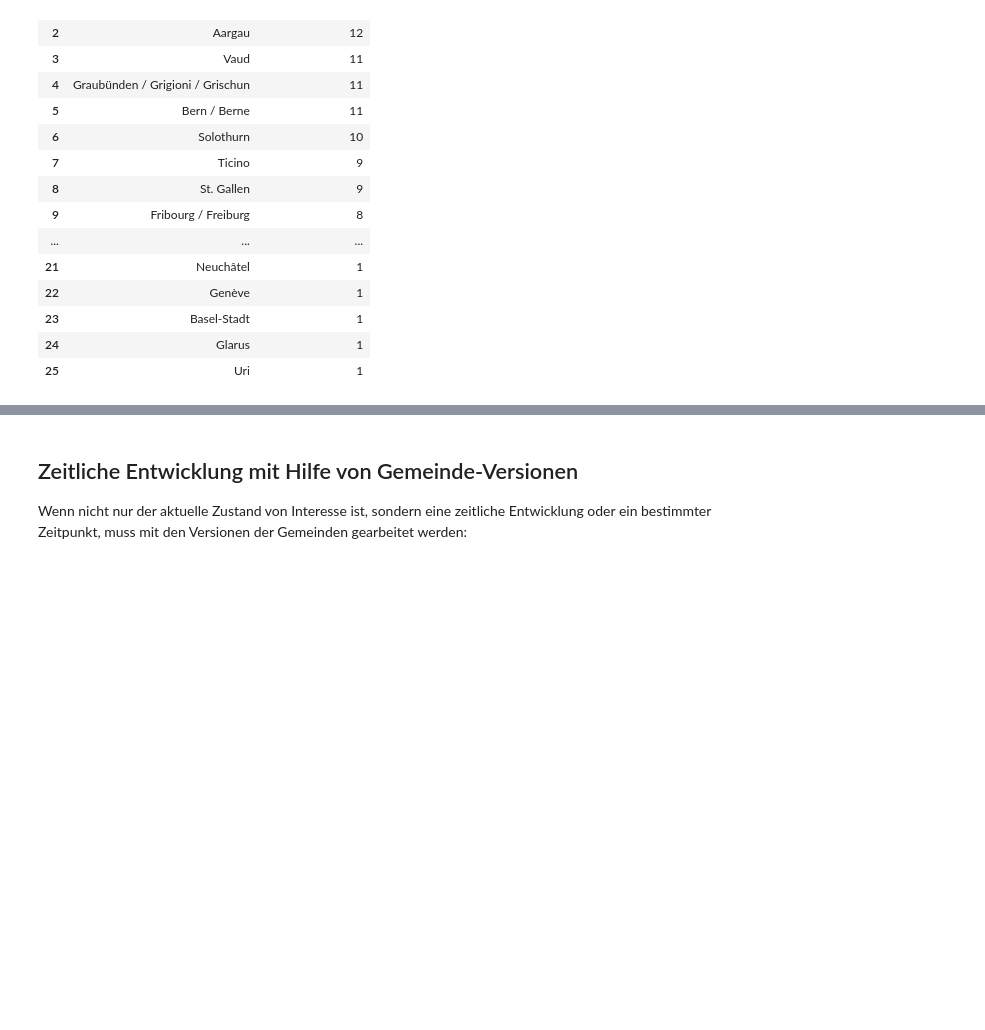
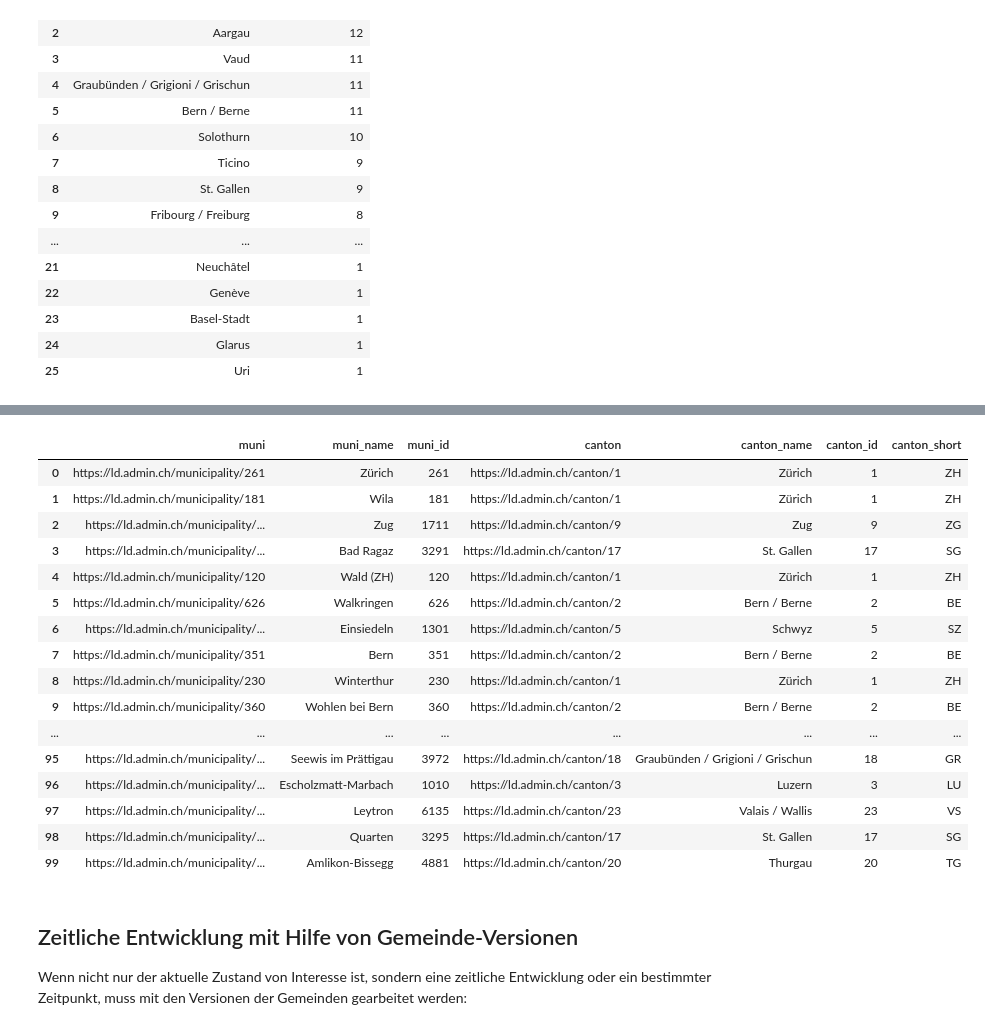
Before and after one commit to SwissFederalArchives/LD-Tutorials, a Jupyter notebook: content/version_link.ipynb, the cells around one changed output, grey strips where cells are left out. Drawn from its saved outputs; the diff is of its cells as text; code cells hidden in the pictures; blank space fills up the shorter version.

```diff
--- a/content/version_link.ipynb
+++ b/content/version_link.ipynb
@@ -757,3 +763,49 @@ display_result(df)
+# %%
+df = await query("""
+
+PREFIX vl: <https://version.link/>
+PREFIX admin: <https://schema.ld.admin.ch/>
+PREFIX schema: <http://schema.org/>
+
+SELECT *
+FROM <https://lindas.admin.ch/fso/register>
+WHERE {
+
+    ?muni a admin:PoliticalMunicipality;
+        a vl:Identity;
+        schema:name ?muni_name;
+        schema:identifier ?muni_id;
+        schema:isPartOf/schema:isPartOf ?canton.
+
+    ?canton schema:legalName ?canton_name;
+        schema:identifier ?canton_id;
+        schema:alternateName ?canton_short.
+
+    FILTER NOT EXISTS {?muni a vl:Deprecated.}
+
+} LIMIT 100
+
+""")
+
+display_result(df)
+# %% [output]
+|  | muni | muni_name | muni_id | canton | canton_name | canton_id | canton_short |
+| 0 | https://ld.admin.ch/municipality/261 | Zürich | 261 | https://ld.admin.ch/canton/1 | Zürich | 1 | ZH |
+| 1 | https://ld.admin.ch/municipality/181 | Wila | 181 | https://ld.admin.ch/canton/1 | Zürich | 1 | ZH |
+| 2 | https://ld.admin.ch/municipality/... | Zug | 1711 | https://ld.admin.ch/canton/9 | Zug | 9 | ZG |
+| 3 | https://ld.admin.ch/municipality/... | Bad Ragaz | 3291 | https://ld.admin.ch/canton/17 | St. Gallen | 17 | SG |
+| 4 | https://ld.admin.ch/municipality/120 | Wald (ZH) | 120 | https://ld.admin.ch/canton/1 | Zürich | 1 | ZH |
+| 5 | https://ld.admin.ch/municipality/626 | Walkringen | 626 | https://ld.admin.ch/canton/2 | Bern / Berne | 2 | BE |
+| 6 | https://ld.admin.ch/municipality/... | Einsiedeln | 1301 | https://ld.admin.ch/canton/5 | Schwyz | 5 | SZ |
+| 7 | https://ld.admin.ch/municipality/351 | Bern | 351 | https://ld.admin.ch/canton/2 | Bern / Berne | 2 | BE |
+| 8 | https://ld.admin.ch/municipality/230 | Winterthur | 230 | https://ld.admin.ch/canton/1 | Zürich | 1 | ZH |
+| 9 | https://ld.admin.ch/municipality/360 | Wohlen bei Bern | 360 | https://ld.admin.ch/canton/2 | Bern / Berne | 2 | BE |
+| ... | ... | ... | ... | ... | ... | ... | ... |
+| 95 | https://ld.admin.ch/municipality/... | Seewis im Prättigau | 3972 | https://ld.admin.ch/canton/18 | Graubünden / Grigioni / Grischun | 18 | GR |
+| 96 | https://ld.admin.ch/municipality/... | Escholzmatt-Marbach | 1010 | https://ld.admin.ch/canton/3 | Luzern | 3 | LU |
+| 97 | https://ld.admin.ch/municipality/... | Leytron | 6135 | https://ld.admin.ch/canton/23 | Valais / Wallis | 23 | VS |
+| 98 | https://ld.admin.ch/municipality/... | Quarten | 3295 | https://ld.admin.ch/canton/17 | St. Gallen | 17 | SG |
+| 99 | https://ld.admin.ch/municipality/... | Amlikon-Bissegg | 4881 | https://ld.admin.ch/canton/20 | Thurgau | 20 | TG |
 # %% [markdown]
 ## Zeitliche Entwicklung mit Hilfe von Gemeinde-Versionen
 
```
Also changed, not shown: parts of 17 cells of this notebook.
